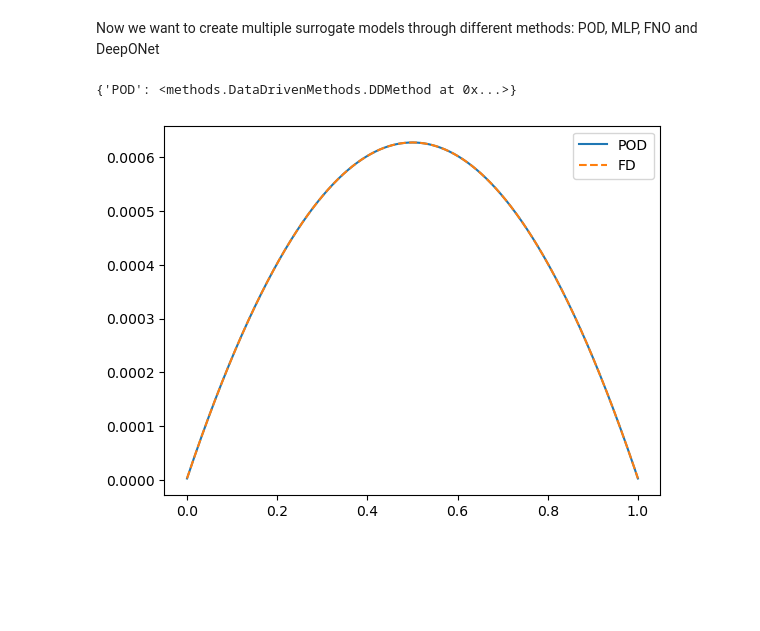
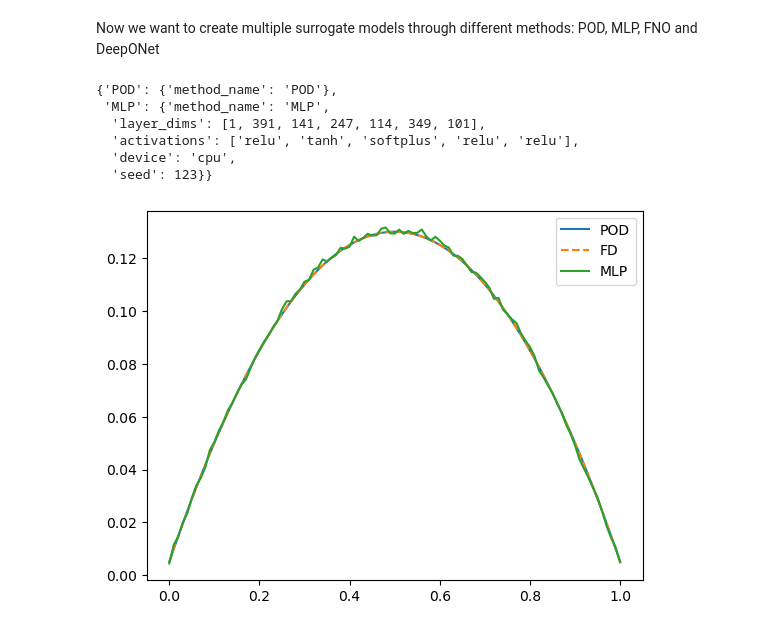
Before and after one commit to lechevaa/CEMRACS_SciML, a Jupyter notebook: notebooks/PoissonEquation/Poisson_step_1.ipynb, the cells around one changed output. Saved outputs shown, nothing was run; the diff lists cells and outputs as text; code cells hidden in the pictures; blank space fills up the shorter version.

Commit message:
[FEAT] MLP/POD connected to DDMethod, DeepONet init Optuna best params for MLP

```diff
--- a/notebooks/PoissonEquation/Poisson_step_1.ipynb
+++ b/notebooks/PoissonEquation/Poisson_step_1.ipynb
@@ -76,5 +78,5 @@ Now we want to create multiple surrogate models through different methods: POD,
 # %%
 from methods.DataDrivenMethods import DDMethod
 # %%
-method_names = ['POD']
+method_names = ['POD', 'MLP']
 # %%
@@ -82,23 +84,40 @@ from config_step_1 import PARAMS_METHODS
+# %%
+PARAMS_METHODS
+# %% [output]
+{'POD': {'method_name': 'POD'},
+ 'MLP': {'method_name': 'MLP',
+  'layer_dims': [1, 391, 141, 247, 114, 349, 101],
+  'activations': ['relu', 'tanh', 'softplus', 'relu', 'relu'],
+  'device': 'cpu',
+  'seed': 123}}
 # %%
 all_methods = {}
 for method in method_names:
     params_method = copy.deepcopy(PARAMS_METHODS[method])
-    params_method['U'] = U_sols
     params = {'solver': params_solver, 'method': params_method}
     all_methods[method] = DDMethod(params=params)
-# %%
-all_methods
-# %% [output]
-{'POD': <methods.DataDrivenMethods.DDMethod at 0x...>}
+# %%
+U_sols = np.stack(U_sols)
+D = torch.Tensor(D_list).view(-1, 1)
+U = torch.Tensor(U_sols)
+D_train, D_val, U_train, U_val = sklearn.model_selection.train_test_split(D, U,test_size=0.2)
+# %%
+for method in method_names:
+    hyperparams_method = copy.deepcopy(HYPERPARAMS_METHODS[method])
+    if method == 'POD':
+        all_methods[method].fit(hyperparameters=hyperparams_method, U=U_sols)
+    elif method in ['MLP', 'DEEPONET']:
+        all_methods[method].fit(hyperparameters=hyperparams_method, U_train=U_train, U_val=U_val, D_train=D_train, D_val=D_val)
 # %%
-new_D = 200
+new_D = 1.
 solver.change_D(new_D=new_D)
 U_FD = solver.solve()
-
+U_MLP = all_methods['MLP'].apply_method(new_D).detach().numpy()
 U_POD = all_methods['POD'].apply_method(new_D)
 plt.plot(solver.x, U_POD, label='POD')
 plt.plot(solver.x, U_FD, '--', label='FD')
+plt.plot(solver.x, U_MLP, label='MLP')
 plt.legend()
 plt.show()
 # %% [output]
-[figure, old version]
+[figure, new version]
```
Also changed, not shown: parts of 6 cells of this notebook, 8 other files.
